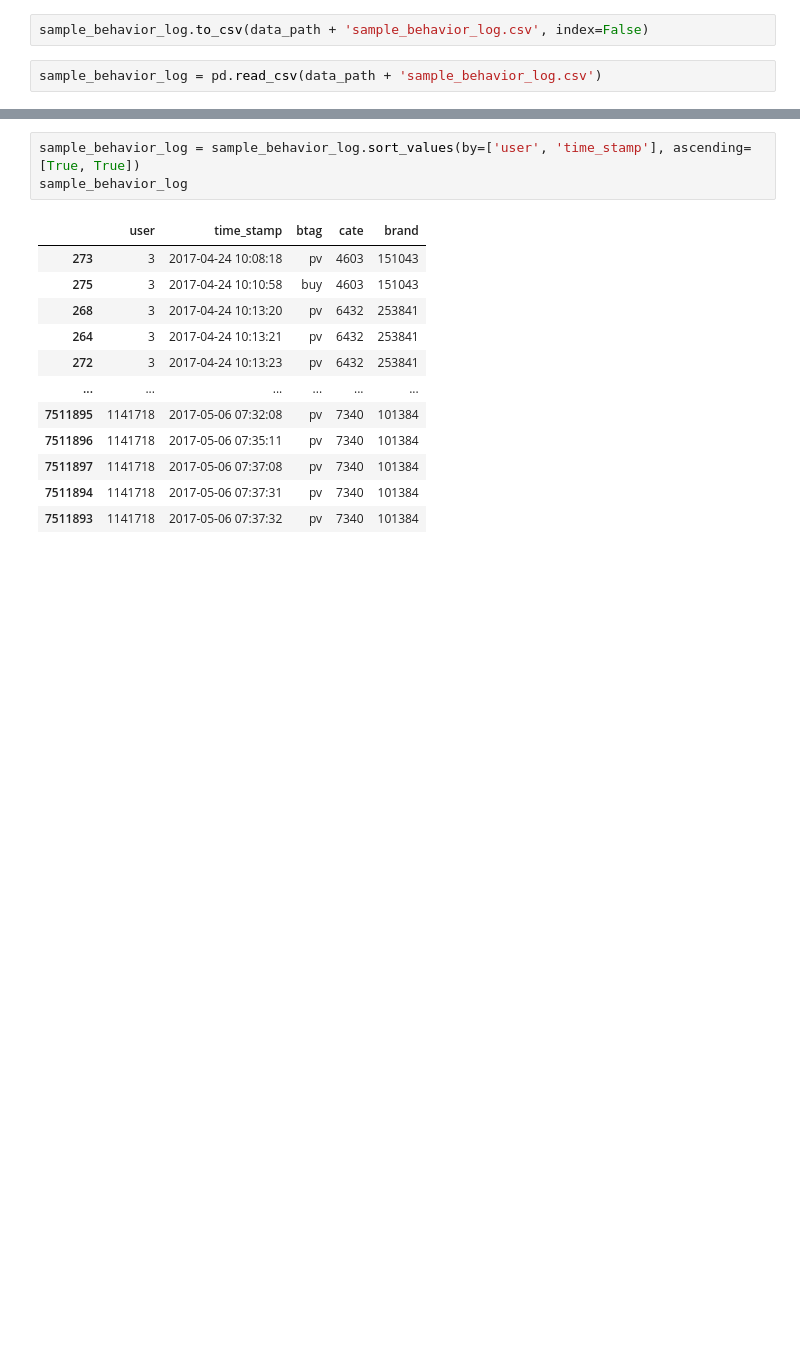
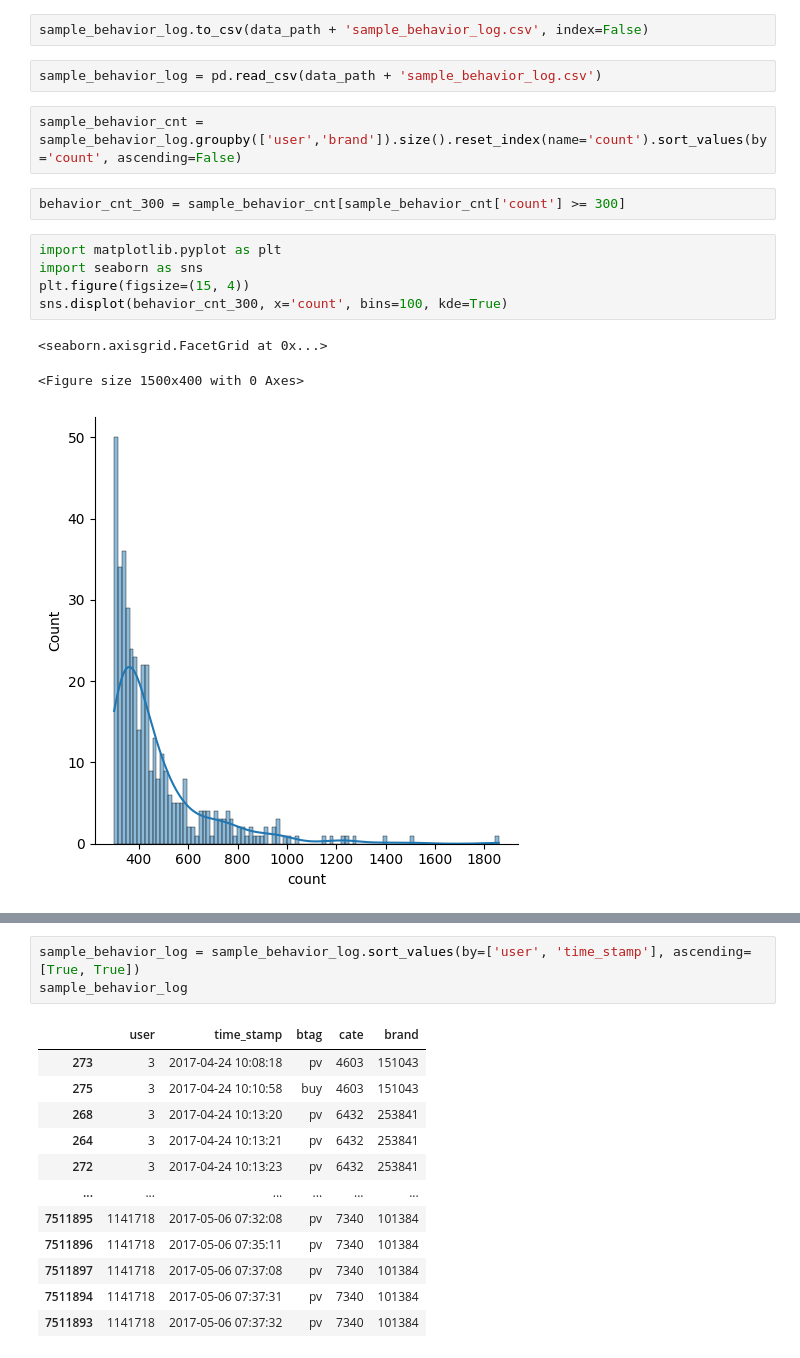
Before and after one commit to S-onder/DIEN_sjl, a Jupyter notebook: prepare_data.ipynb, the cells around one changed output, grey strips where cells are left out. Saved outputs shown, nothing was run; the diff lists cells and outputs as text; blank space fills up the shorter version.

```diff
--- a/prepare_data.ipynb
+++ b/prepare_data.ipynb
@@ -74,3 +74,16 @@ for user in tqdm(user_first.user_id.unique()):
 sample_behavior_log.to_csv(data_path + 'sample_behavior_log.csv', index=False)
 # %%
 sample_behavior_log = pd.read_csv(data_path + 'sample_behavior_log.csv')
+# %%
+sample_behavior_cnt = sample_behavior_log.groupby(['user','brand']).size().reset_index(name='count').sort_values(by='count', ascending=False)
+# %%
+behavior_cnt_300 = sample_behavior_cnt[sample_behavior_cnt['count'] >= 300]
+# %%
+import matplotlib.pyplot as plt
+import seaborn as sns
+plt.figure(figsize=(15, 4))
+sns.displot(behavior_cnt_300, x='count', bins=100, kde=True)
+# %% [output]
+<seaborn.axisgrid.FacetGrid at 0x...>
+<Figure size 1500x400 with 0 Axes>
+[figure, added]
```
Also changed, not shown: parts of 6 cells of this notebook, 2 other files.
